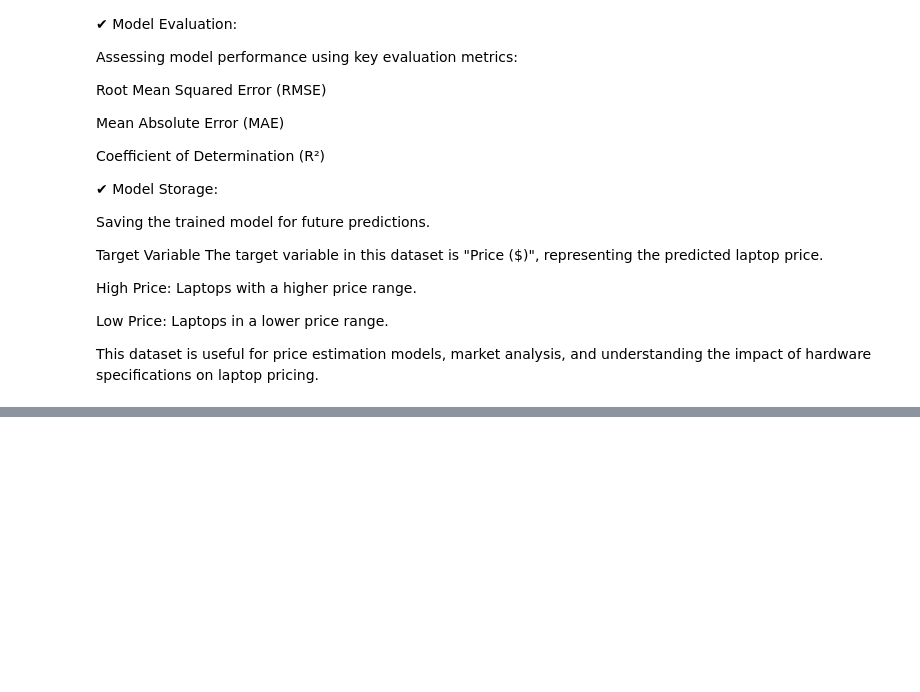
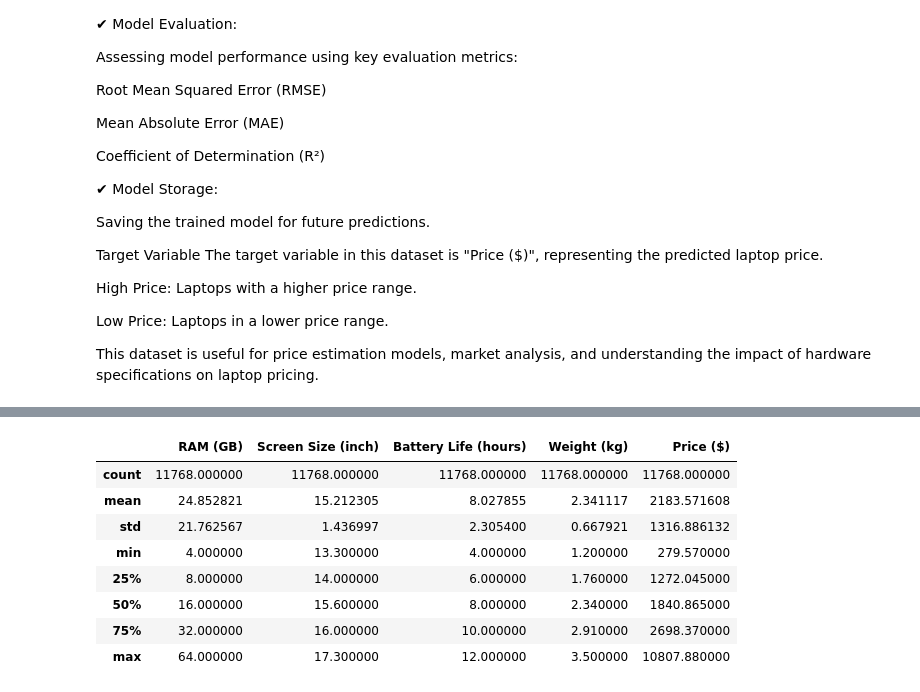
Before and after one commit to Farazmghm/price-of-laptops, a Jupyter notebook: laptop.ipynb, the cells around one changed output, grey strips where cells are left out. Drawn from its saved outputs; the diff is of its cells as text; code cells hidden in the pictures; blank space fills up the shorter version.

```diff
--- a/laptop.ipynb
+++ b/laptop.ipynb
@@ -68,0 +131,13 @@ df.head()
+# %%
+
+df.describe()
+# %% [output]
+|  | RAM (GB) | Screen Size (inch) | Battery Life (hours) | Weight (kg) | Price ($) |
+| count | 11768.000000 | 11768.000000 | 11768.000000 | 11768.000000 | 11768.000000 |
+| mean | 24.852821 | 15.212305 | 8.027855 | 2.341117 | 2183.571608 |
+| std | 21.762567 | 1.436997 | 2.305400 | 0.667921 | 1316.886132 |
+| min | 4.000000 | 13.300000 | 4.000000 | 1.200000 | 279.570000 |
+| 25% | 8.000000 | 14.000000 | 6.000000 | 1.760000 | 1272.045000 |
+| 50% | 16.000000 | 15.600000 | 8.000000 | 2.340000 | 1840.865000 |
+| 75% | 32.000000 | 16.000000 | 10.000000 | 2.910000 | 2698.370000 |
+| max | 64.000000 | 17.300000 | 12.000000 | 3.500000 | 10807.880000 |
```
Also changed, not shown: parts of 7 cells of this notebook.
